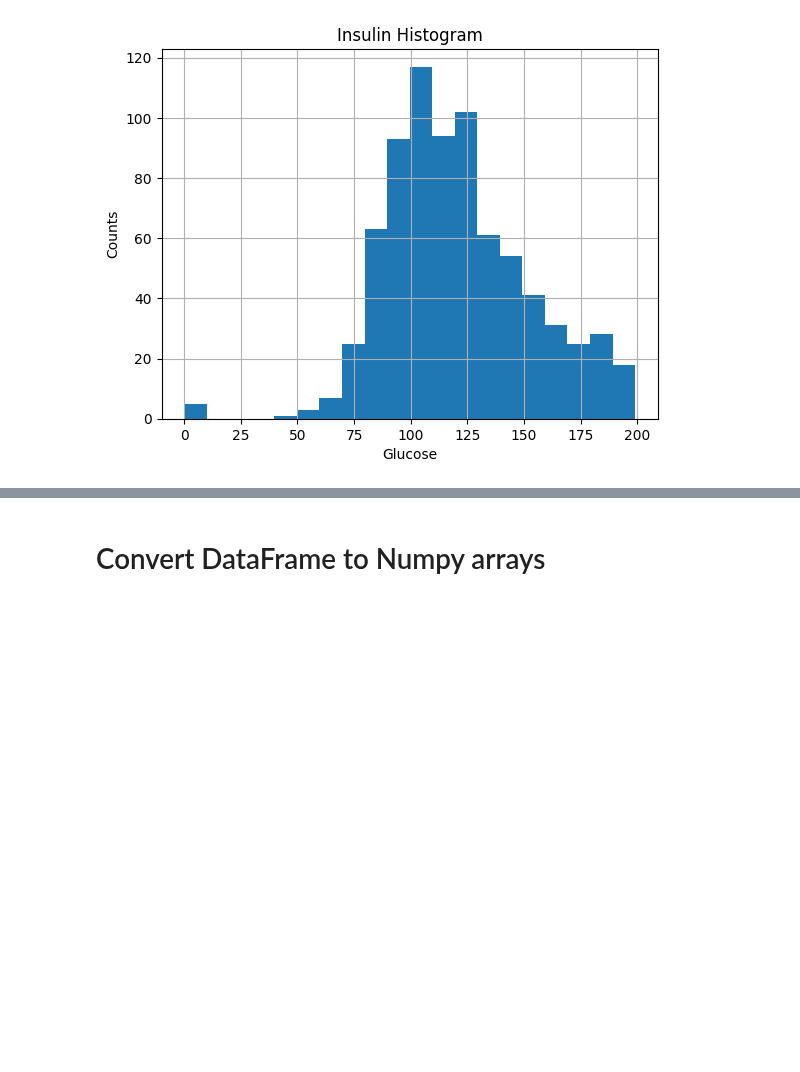
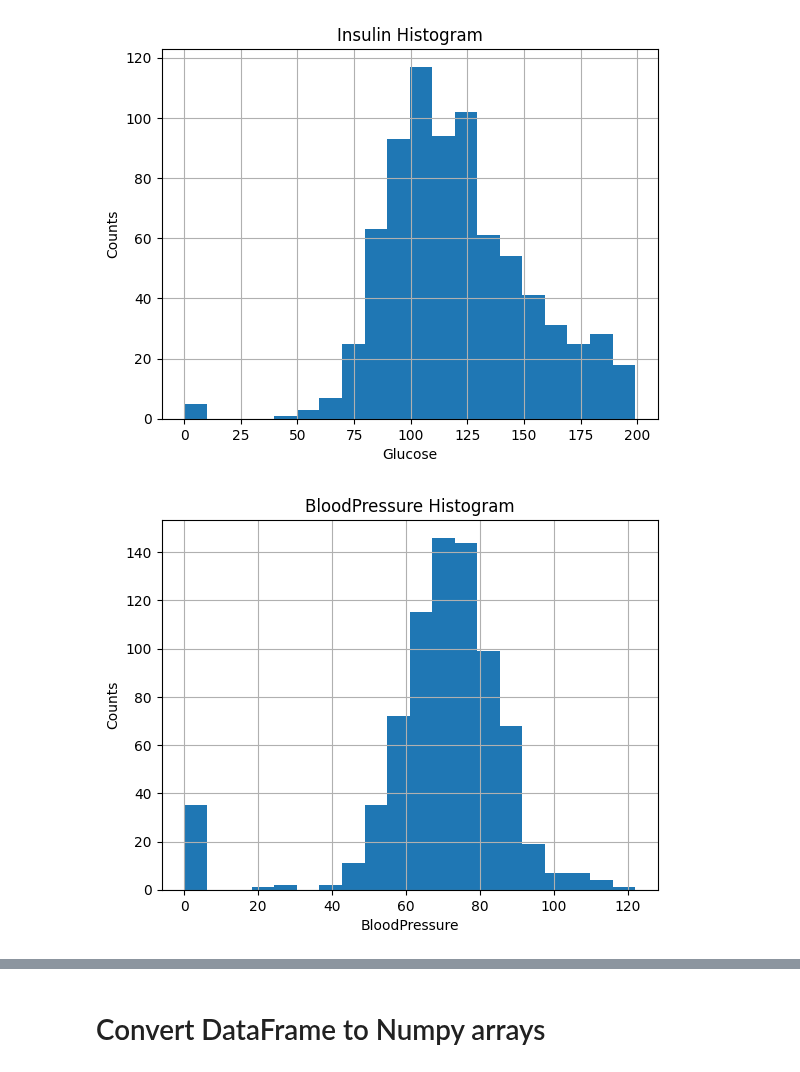
Before and after one commit to lazarosgogos/ML-exercises, a Jupyter notebook: ML_Project_1.ipynb, the cells around one changed output, grey strips where cells are left out. Saved outputs shown, nothing was run; the diff lists cells and outputs as text; code cells hidden in the pictures; blank space fills up the shorter version.

```diff
--- a/ML_Project_1.ipynb
+++ b/ML_Project_1.ipynb
@@ -46,3 +59,12 @@ plt.ylabel('Counts')
 plt.show()
 # %% [output]
 [figure]
+# %%
+# BloodPressure	SkinThickness	Insulin	BMI	DiabetesPedigreeFunction	Age	Outcome
+df['BloodPressure'].hist(bins=20)
+plt.title('BloodPressure Histogram')
+plt.xlabel('BloodPressure')
+plt.ylabel('Counts')
+plt.show()
+# %% [output]
+[figure, added]
```
Also changed, not shown: parts of 10 cells of this notebook.
